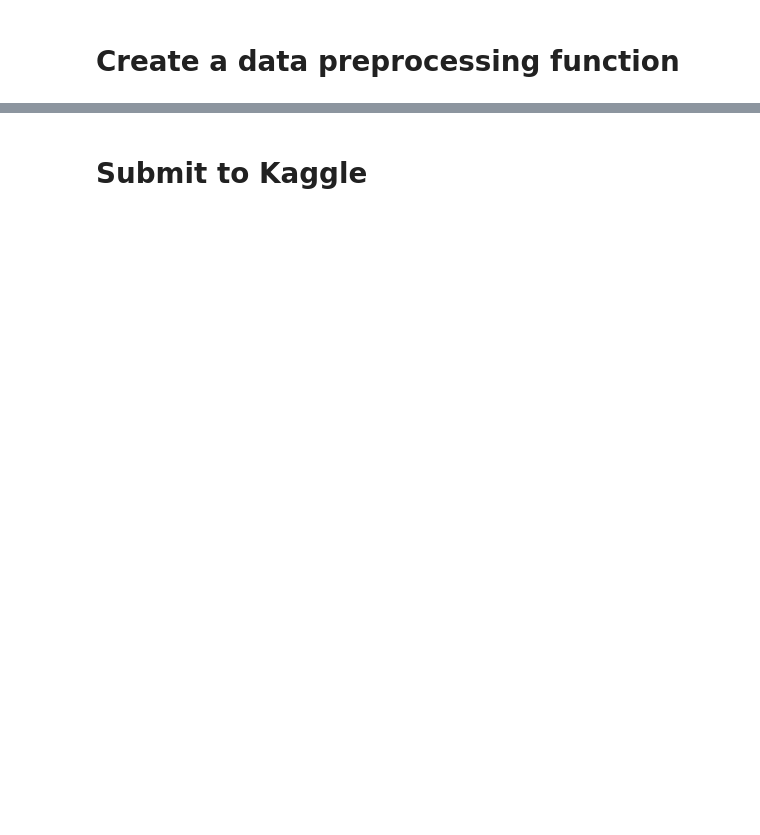
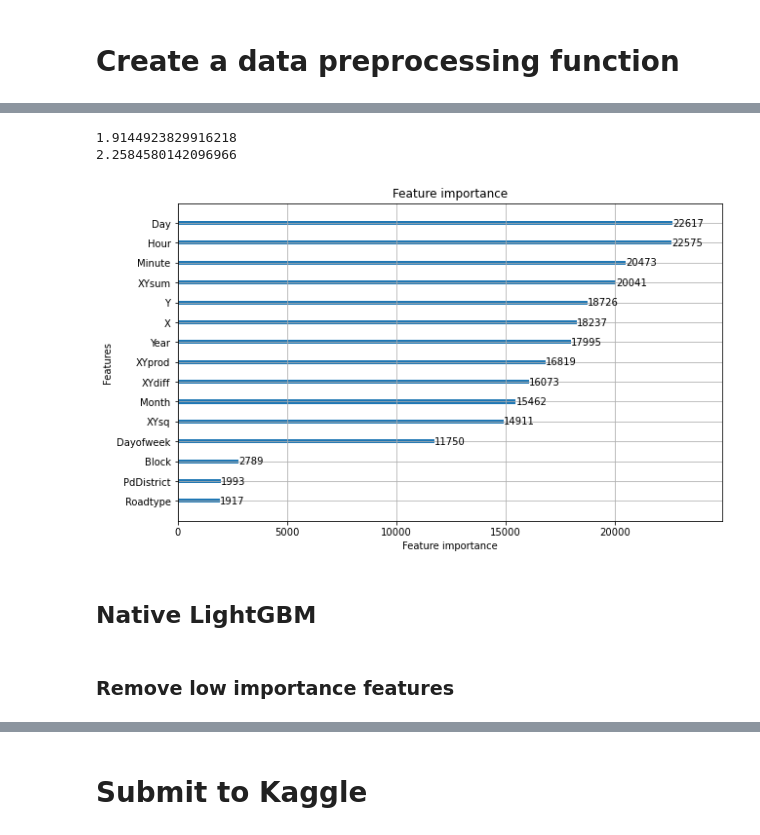
Before and after one commit to CadorA/sanfrancisco-crimes-kaggle, a Jupyter notebook: sf_crime.ipynb, the cells around one changed output, grey strips where cells are left out. Drawn from its saved outputs; the diff is of its cells as text; code cells hidden in the pictures; blank space fills up the shorter version.

```diff
--- a/sf_crime.ipynb
+++ b/sf_crime.ipynb
@@ -772,0 +711,7 @@ RandomForestClassifier(max_depth=15, max_features='sqrt', n_estimators=40,
+# %%
+X_train, X_test, y_train, y_test = train_test_split(X, y, test_size = 0.3)
+# %%
+lgbc = lgb.LGBMClassifier(objective='multiclass', num_classes=39)
+# %%
+%%time
+lgbc.fit(X_train, y_train)
@@ -772,0 +769,14 @@ RandomForestClassifier(max_depth=15, max_features='sqrt', n_estimators=40,
+# %%
+trains = lgb.Dataset(X_train, label = y_train, categorical_feature=['PdDistrict', 'Roadtype','Block'])
+params = {
+    'boosting':'gbdt',
+    'objective':'multiclass',
+    'num_class':39,
+    'max_delta_step':0.9,
+    'min_data_in_leaf': 20,
+    'learning_rate': 0.3,
+    'max_bin': 480,
+    'num_leaves': 50,
+    'verbose' : 0
+}
+lgb_rs = lgb.train(params, trains, 120)
@@ -772,0 +801,19 @@ RandomForestClassifier(max_depth=15, max_features='sqrt', n_estimators=40,
+# %%
+y_probs_train = lgb_rs.predict(X_train)
+y_probs_val = lgb_rs.predict(X_test)
+
+print(log_loss(y_train, y_probs_train))
+print(log_loss(y_test, y_probs_val))
+# %% [output]
+1.9144923829916218
+2.2584580142096966
+# %%
+fig, ax = plt.subplots(figsize=(10,6))
+lgb.plot_importance(lgb_rs, ax=ax)
+plt.show()
+# %% [output]
+[figure, added]
+# %% [markdown]
+## Native LightGBM
+# %% [markdown]
+### Remove low importance features
```
Also changed, not shown: parts of 170 cells of this notebook, 1 other file.
